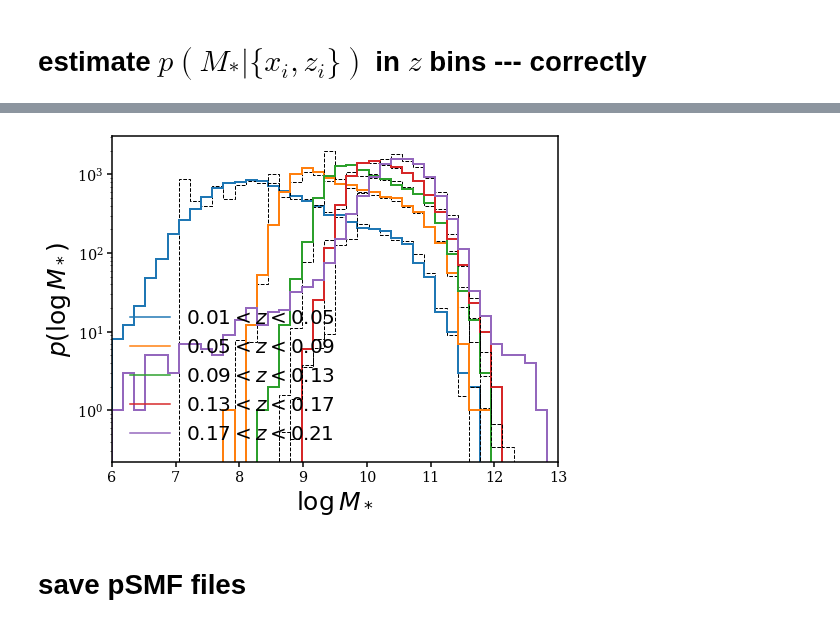
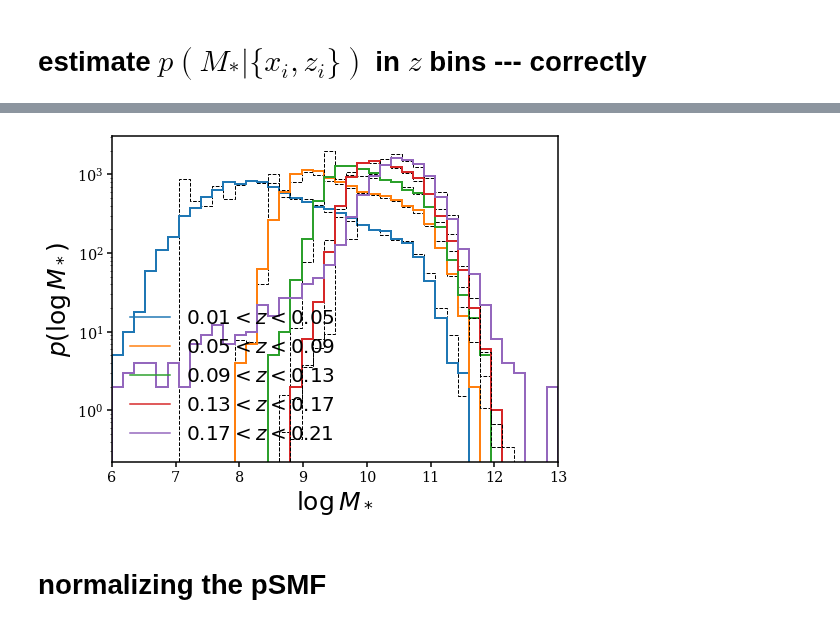
Before and after one commit to changhoonhahn/provabgs, a Jupyter notebook: svda/nb/smf.ipynb, the cells around one changed output, grey strips where cells are left out. Cells and saved outputs as stored; diff of their text form; code cells hidden in the pictures.

Commit message:
smf normalization implemented; preliminary plot made

```diff
--- a/svda/nb/smf.ipynb
+++ b/svda/nb/smf.ipynb
@@ -26,6 +25,7 @@ import torch.distributions as D
 # -- plotting --
 import matplotlib as mpl
 import matplotlib.pyplot as plt
+mpl.rcParams['text.usetex'] = True
 mpl.rcParams['font.family'] = 'serif'
 mpl.rcParams['axes.linewidth'] = 1.5
 mpl.rcParams['axes.xmargin'] = 1
@@ -323,35 +306,33 @@ fig = plt.figure(figsize=(8,6))
 sub = fig.add_subplot(111)
 for i, zmin, zmax in zip(range(5), zmins, zmaxs):
     # Vmax based importance weights
     zlim = (bgs['Z_HP'].data > zmin) & (bgs['Z_HP'].data < zmax)
 
     v_zmin = Planck13.comoving_volume(zmin).value * Planck13.h**3 # (Mpc/h)^3
     v_zmax = Planck13.comoving_volume(zmax).value * Planck13.h**3 # (Mpc/h)^3
 
     w_import = (v_zmax - v_zmin) / (vmaxes.clip(v_zmin, v_zmax) - v_zmin)
     w_import *= bgs['provabgs_w_zfail'].data * bgs['provabgs_w_fibassign']
 
-    psmf_model = best_models_z[i]
-    #torch.load(os.path.join(dat_dir, 'psmf.gmm.bgs_bright.z%.1f_%.1f.1.pt' % (zmin, zmax)), map_location=device)
+    #psmf_model = best_models_z[i]
+    psmf_model = torch.load(os.path.join(dat_dir, 'psmf.gmm.bgs_bright.z%.2f_%.2f.best.pt' % (zmin, zmax)), map_location=device)
     with torch.no_grad():
         post_prime = psmf_model.sample((10000,))
 
     _ = sub.hist(np.median(logM_posteriors[zlim], axis=1),
                  weights=w_import[zlim]*10000./np.sum(w_import[zlim]),
                  range=(6., 13.), bins=40, histtype='step',
                  color='k', linestyle='--', linewidth=1)
 
     _ = sub.hist(np.array(post_prime.detach().cpu()), range=(6., 13.), bins=40,
                  color='C%i' % i, histtype='step', linewidth=2)
     sub.plot([], [], c='C%i' % i, label='$%.2f < z < %.2f$' % (zmin, zmax))
 
 sub.legend(loc='lower left', fontsize=20)
 sub.set_xlabel(r'$\log M_*$', fontsize=25)
 sub.set_xlim(6., 13.)
 sub.set_ylabel(r'$p(\log M_*)$', fontsize=25)
 sub.set_yscale('log')
 plt.show()
 # %% [output]
-[figure, old version]
+[figure, new version]
-# %% [markdown]
-# save pSMF files
@@ -360,0 +339,2 @@ for best_model, zmin, zmax in zip(best_models_z[:8], zmins, zmaxs):
+# %% [markdown]
+# normalizing the pSMF
```
Also changed, not shown: parts of 9 cells of this notebook.
